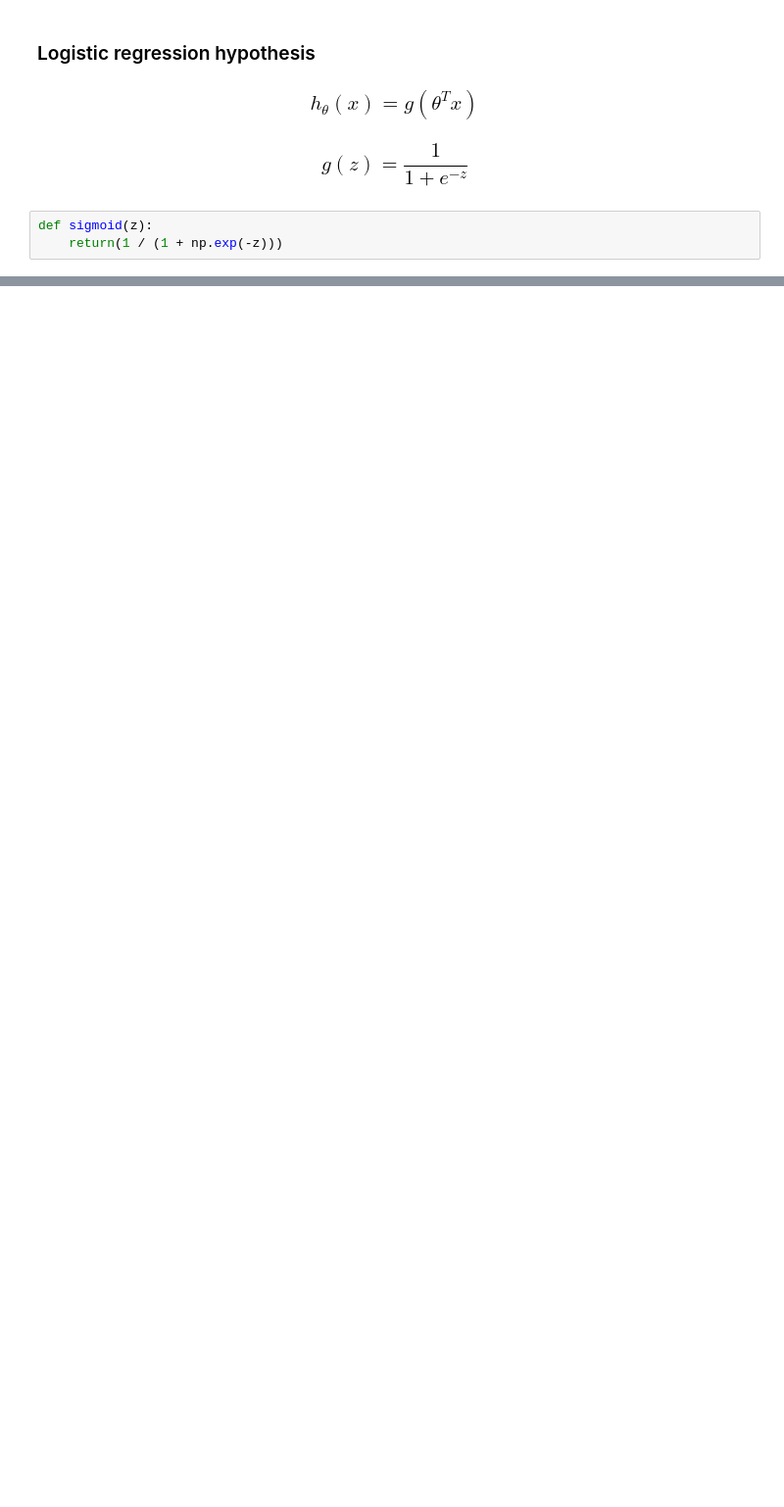
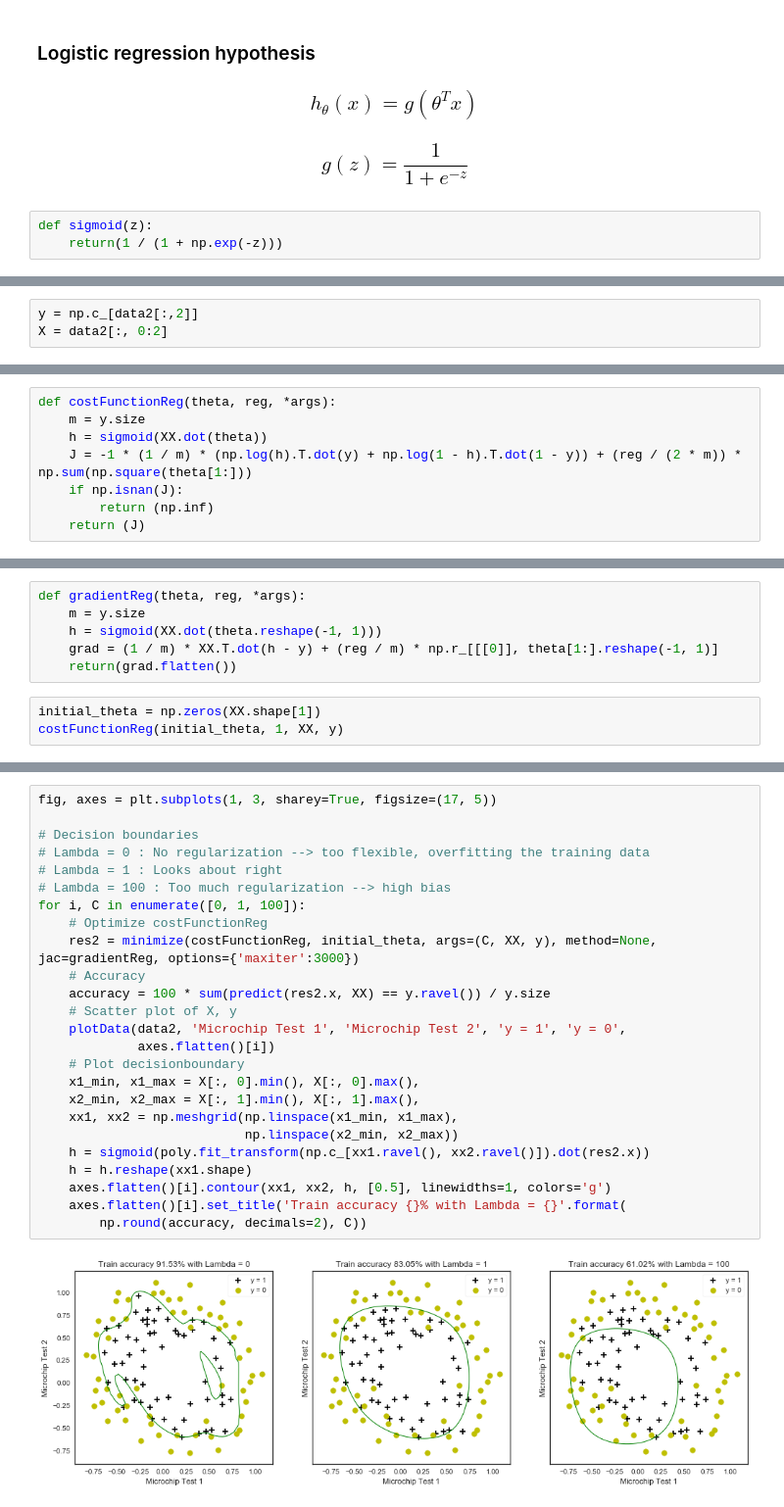
Before and after one commit to ogikei/machine-learning-coursera, a Jupyter notebook: notebooks/Programming Exercise 2 - Logistic Regression.ipynb, the cells around one changed output, grey strips where cells are left out. Shown: that part at 98% size. Drawn from its saved outputs; the diff is of its cells as text; blank space fills up the shorter version.

```diff
--- a/notebooks/Programming Exercise 2 - Logistic Regression.ipynb
+++ b/notebooks/Programming Exercise 2 - Logistic Regression.ipynb
@@ -86,0 +174,3 @@ def sigmoid(z):
+# %%
+y = np.c_[data2[:,2]]
+X = data2[:, 0:2]
@@ -86,0 +195,8 @@ def sigmoid(z):
+# %%
+def costFunctionReg(theta, reg, *args):
+    m = y.size
+    h = sigmoid(XX.dot(theta))
+    J = -1 * (1 / m) * (np.log(h).T.dot(y) + np.log(1 - h).T.dot(1 - y)) + (reg / (2 * m)) * np.sum(np.square(theta[1:]))
+    if np.isnan(J):
+        return (np.inf)
+    return (J)
@@ -86,0 +210,9 @@ def sigmoid(z):
+# %%
+def gradientReg(theta, reg, *args):
+    m = y.size
+    h = sigmoid(XX.dot(theta.reshape(-1, 1)))
+    grad = (1 / m) * XX.T.dot(h - y) + (reg / m) * np.r_[[[0]], theta[1:].reshape(-1, 1)]
+    return(grad.flatten())
+# %%
+initial_theta = np.zeros(XX.shape[1])
+costFunctionReg(initial_theta, 1, XX, y)
@@ -86,0 +221,27 @@ def sigmoid(z):
+# %%
+fig, axes = plt.subplots(1, 3, sharey=True, figsize=(17, 5))
+
+# Decision boundaries
+# Lambda = 0 : No regularization --> too flexible, overfitting the training data
+# Lambda = 1 : Looks about right
+# Lambda = 100 : Too much regularization --> high bias
+for i, C in enumerate([0, 1, 100]):
+    # Optimize costFunctionReg
+    res2 = minimize(costFunctionReg, initial_theta, args=(C, XX, y), method=None, jac=gradientReg, options={'maxiter':3000})
+    # Accuracy
+    accuracy = 100 * sum(predict(res2.x, XX) == y.ravel()) / y.size
+    # Scatter plot of X, y
+    plotData(data2, 'Microchip Test 1', 'Microchip Test 2', 'y = 1', 'y = 0',
+             axes.flatten()[i])
+    # Plot decisionboundary
+    x1_min, x1_max = X[:, 0].min(), X[:, 0].max(),
+    x2_min, x2_max = X[:, 1].min(), X[:, 1].max(),
+    xx1, xx2 = np.meshgrid(np.linspace(x1_min, x1_max),
+                           np.linspace(x2_min, x2_max))
+    h = sigmoid(poly.fit_transform(np.c_[xx1.ravel(), xx2.ravel()]).dot(res2.x))
+    h = h.reshape(xx1.shape)
+    axes.flatten()[i].contour(xx1, xx2, h, [0.5], linewidths=1, colors='g')
+    axes.flatten()[i].set_title('Train accuracy {}% with Lambda = {}'.format(
+        np.round(accuracy, decimals=2), C))
+# %% [output]
+[figure, added]
```
Also changed, not shown: parts of 25 cells of this notebook.
